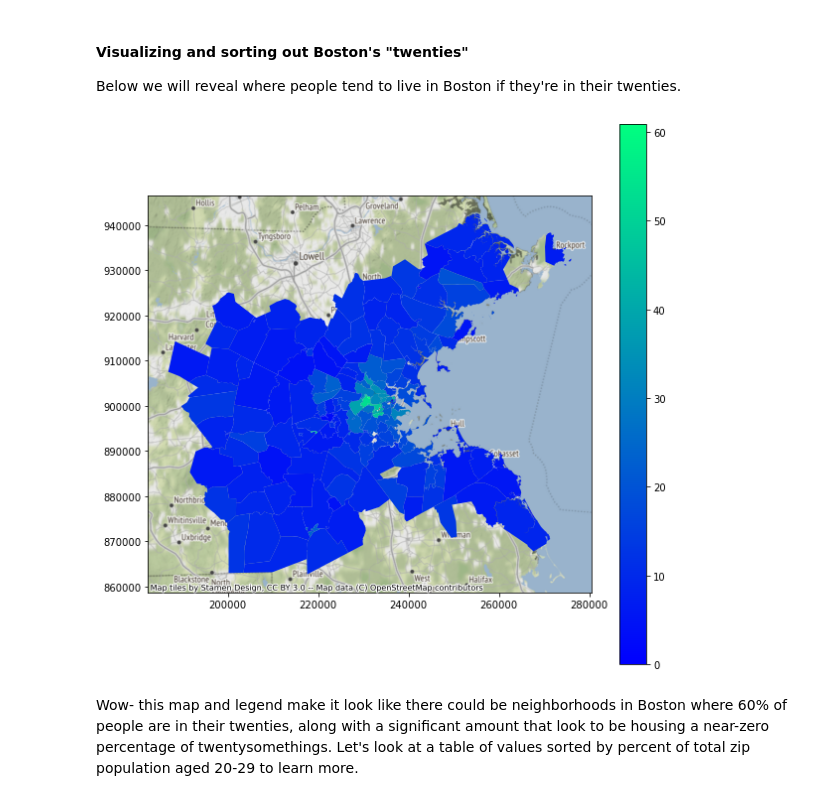
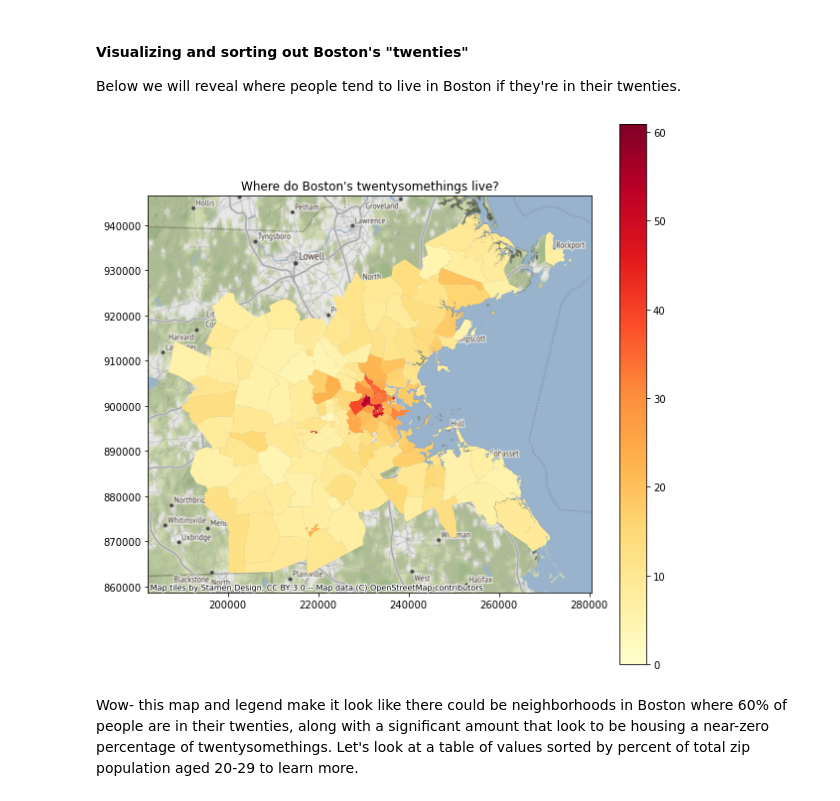
Before and after one commit to finashort/uep239-final-project, a Jupyter notebook: UEP239Final.ipynb, the cells around one changed output. Drawn from its saved outputs; the diff is of its cells as text; code cells hidden in the pictures.

```diff
--- a/UEP239Final.ipynb
+++ b/UEP239Final.ipynb
@@ -279,5 +274,6 @@ ax = zcta_boston.plot(column='bus_density',
                       legend_kwds={'label':'MBTA Bus Stop Density By Zip Code','orientation':'horizontal'},
            cmap='winter',
            figsize=(10, 10))
+ax.set_title('Boston Bus Stop Density')
 cx.add_basemap(ax, crs=zcta_boston.crs.to_string()) #.set_title('Boston Area MBTA T Stops Visualized by Zip Code') #crs to string outputs coordinates of tpoints dataset
 # %% [output]
@@ -428,7 +429,7 @@ ax = zcta_boston.plot(column='station_count',
            alpha=1,
            legend=True,
                       legend_kwds={'label':'Number of MBTA T Stops Per Zip Code','orientation':'horizontal'},
-           cmap='winter',
+           cmap='plasma',
            figsize=(10, 10))
 ax.set(title="Counting T stops by Zip Code") # add a title to the map
 cx.add_basemap(ax, crs=zcta_boston.crs.to_string()) #.set_title('Boston Area MBTA T Stops Visualized by Zip Code') #crs to string outputs coordinates of tpoints dataset
@@ -606,14 +628,14 @@ Below we will reveal where people tend to live in Boston if they're in their twe
 # %%
 ax = zcta_bos2.plot(column='twenties',
            alpha=1,
            #ax=base,
            legend=True,
-           cmap='winter',
+           cmap='YlOrRd',
            figsize=(10, 10))
-
+ax.set_title("Where do Boston's twentysomethings live?")
 cx.add_basemap(ax, crs=zcta_bos2.crs.to_string()) #crs to string outputs coordinates of tpoints dataset
 # %% [output]
-[figure, old version]
+[figure, new version]
 # %% [markdown]
 Wow- this map and legend make it look like there could be neighborhoods in Boston where 60% of people are in their twenties, along with a significant amount that look to be housing a near-zero percentage of twentysomethings. Let's look at a table of values sorted by percent of total zip population aged 20-29 to learn more.
 # %%
```
Also changed, not shown: parts of 15 cells of this notebook.
